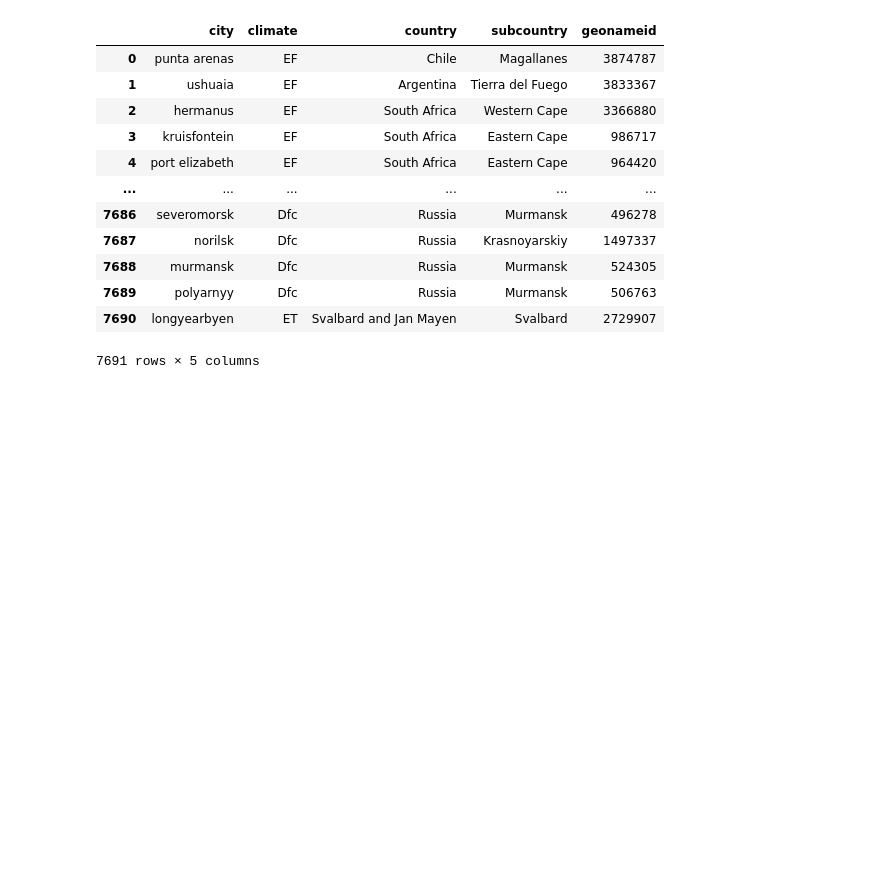
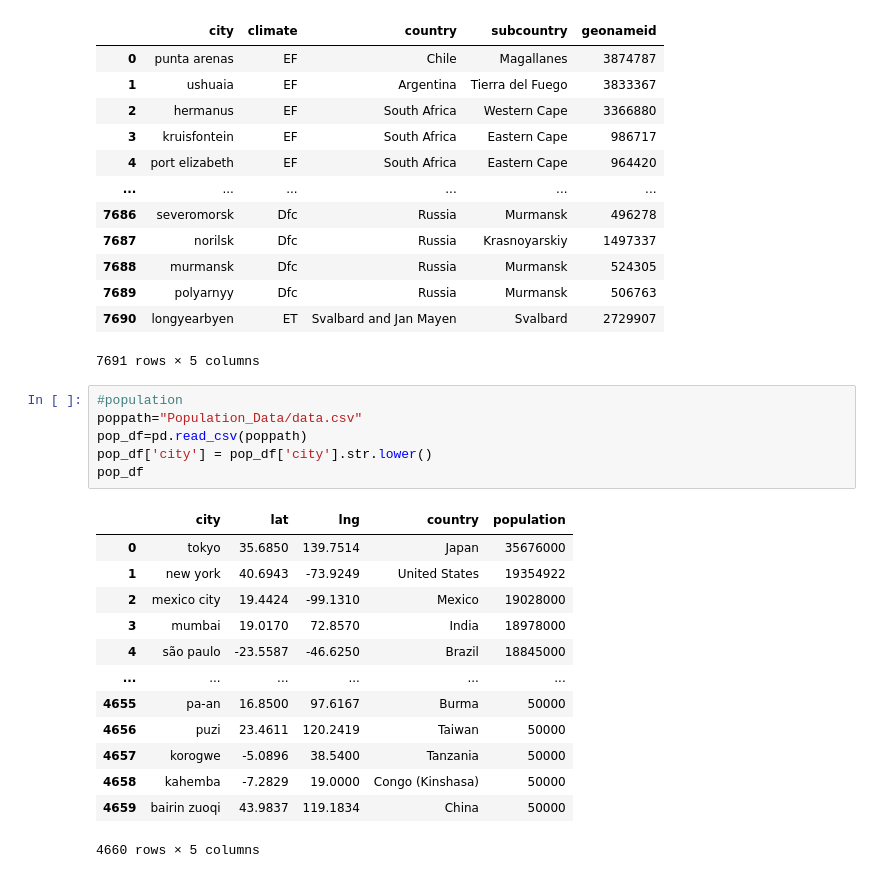
Before and after one commit to luonri11/project-1-repo, a Jupyter notebook: ProjectOne.ipynb, the cells around one changed output. Saved outputs shown, nothing was run; the diff lists cells and outputs as text; blank space fills up the shorter version.

```diff
--- a/ProjectOne.ipynb
+++ b/ProjectOne.ipynb
@@ -133,3 +145,23 @@ complete_df
 | 7689 | polyarnyy | Dfc | Russia | Murmansk | 506763 |
 | 7690 | longyearbyen | ET | Svalbard and Jan Mayen | Svalbard | 2729907 |
 7691 rows × 5 columns
+# %%
+#population
+poppath="Population_Data/data.csv"
+pop_df=pd.read_csv(poppath)
+pop_df['city'] = pop_df['city'].str.lower()
+pop_df
+# %% [output]
+|  | city | lat | lng | country | population |
+| 0 | tokyo | 35.6850 | 139.7514 | Japan | 35676000 |
+| 1 | new york | 40.6943 | -73.9249 | United States | 19354922 |
+| 2 | mexico city | 19.4424 | -99.1310 | Mexico | 19028000 |
+| 3 | mumbai | 19.0170 | 72.8570 | India | 18978000 |
+| 4 | são paulo | -23.5587 | -46.6250 | Brazil | 18845000 |
+| ... | ... | ... | ... | ... | ... |
+| 4655 | pa-an | 16.8500 | 97.6167 | Burma | 50000 |
+| 4656 | puzi | 23.4611 | 120.2419 | Taiwan | 50000 |
+| 4657 | korogwe | -5.0896 | 38.5400 | Tanzania | 50000 |
+| 4658 | kahemba | -7.2829 | 19.0000 | Congo (Kinshasa) | 50000 |
+| 4659 | bairin zuoqi | 43.9837 | 119.1834 | China | 50000 |
+4660 rows × 5 columns
```
Also changed, not shown: parts of 3 cells of this notebook, 2 other files.
